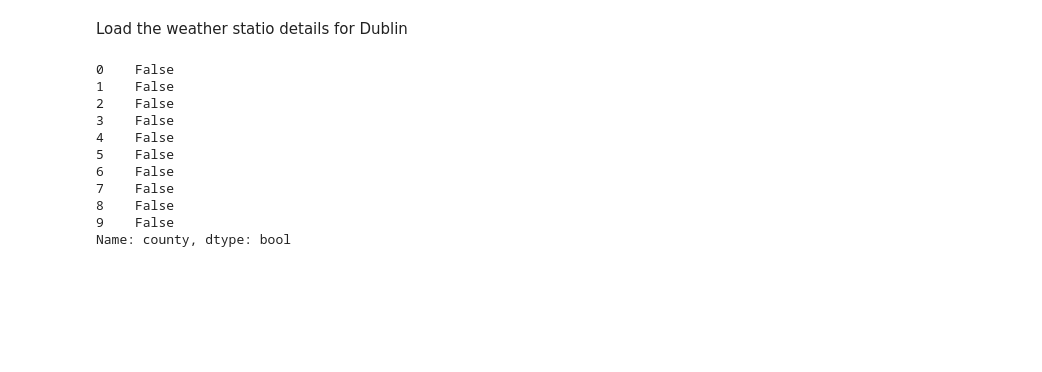
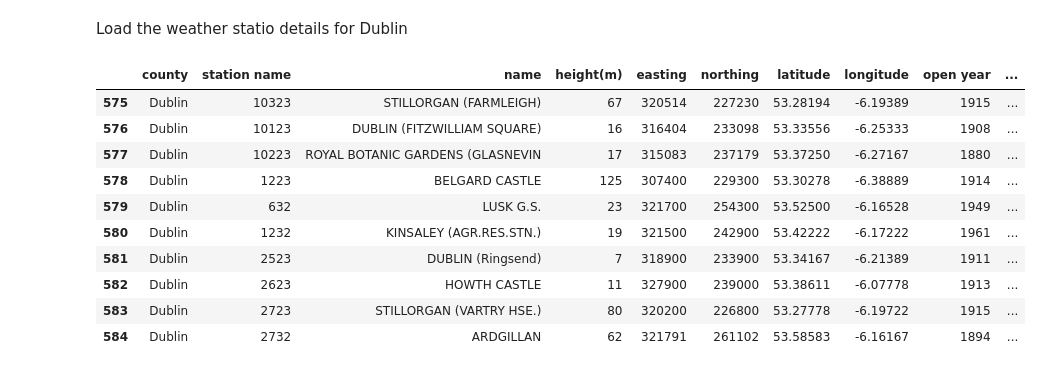
Before and after one commit to sba22230/DublinBusWeatherProject, a Jupyter notebook: CA 1 - Project Code.ipynb, the cells around one changed output. Saved outputs shown, nothing was run; the diff lists cells and outputs as text; code cells hidden in the pictures; blank space fills up the shorter version.

```diff
--- a/CA 1 - Project Code.ipynb
+++ b/CA 1 - Project Code.ipynb
@@ -214,17 +214,17 @@ url = 'https://cli.fusio.net/cli/climate_data/webdata/StationDetails.csv'
 Load the weather statio details for Dublin
 # %%
 weatherStations = pd.read_csv(url)
-weatherStations = weatherStations['county'].str.contains('Dublin')
+weatherStations = weatherStations[weatherStations['county'].str.contains('Dublin')]
 weatherStations.head(10)
 # %% [output]
-0    False
-1    False
-2    False
-3    False
-4    False
-5    False
-6    False
-7    False
-8    False
-9    False
-Name: county, dtype: bool
+|  | county | station name | name | height(m) | easting | northing | latitude | longitude | open year | ... |
+| 575 | Dublin | 10323 | STILLORGAN (FARMLEIGH) | 67 | 320514 | 227230 | 53.28194 | -6.19389 | 1915 | ... |
+| 576 | Dublin | 10123 | DUBLIN (FITZWILLIAM SQUARE) | 16 | 316404 | 233098 | 53.33556 | -6.25333 | 1908 | ... |
+| 577 | Dublin | 10223 | ROYAL BOTANIC GARDENS (GLASNEVIN | 17 | 315083 | 237179 | 53.37250 | -6.27167 | 1880 | ... |
+| 578 | Dublin | 1223 | BELGARD CASTLE | 125 | 307400 | 229300 | 53.30278 | -6.38889 | 1914 | ... |
+| 579 | Dublin | 632 | LUSK G.S. | 23 | 321700 | 254300 | 53.52500 | -6.16528 | 1949 | ... |
+| 580 | Dublin | 1232 | KINSALEY (AGR.RES.STN.) | 19 | 321500 | 242900 | 53.42222 | -6.17222 | 1961 | ... |
+| 581 | Dublin | 2523 | DUBLIN (Ringsend) | 7 | 318900 | 233900 | 53.34167 | -6.21389 | 1911 | ... |
+| 582 | Dublin | 2623 | HOWTH CASTLE | 11 | 327900 | 239000 | 53.38611 | -6.07778 | 1913 | ... |
+| 583 | Dublin | 2723 | STILLORGAN (VARTRY HSE.) | 80 | 320200 | 226800 | 53.27778 | -6.19722 | 1915 | ... |
+| 584 | Dublin | 2732 | ARDGILLAN | 62 | 321791 | 261102 | 53.58583 | -6.16167 | 1894 | ... |
```
Also changed, not shown: parts of 11 cells of this notebook.
